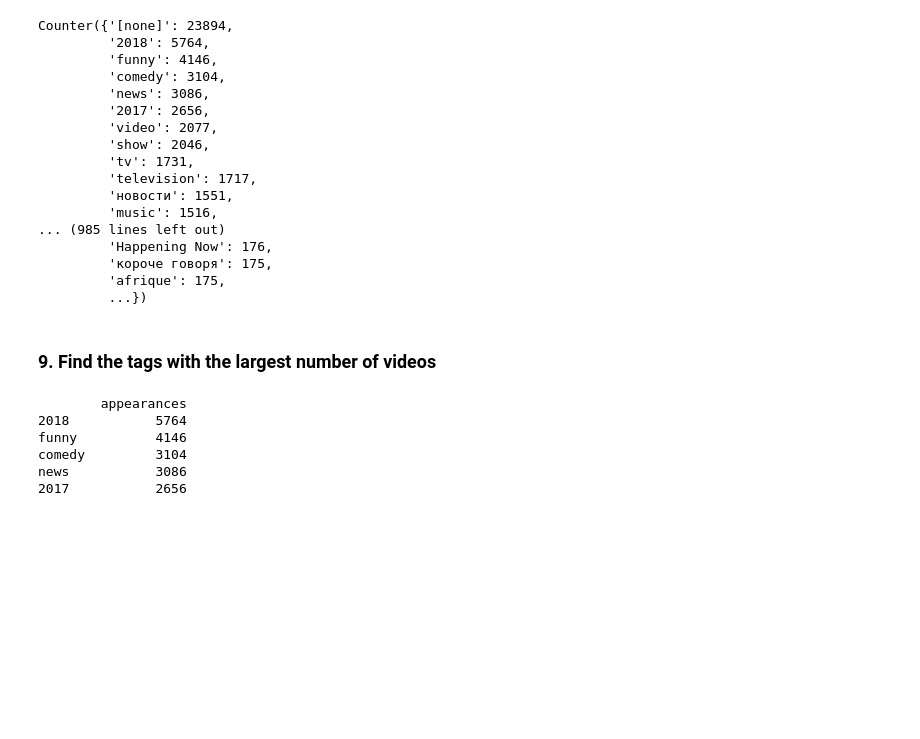
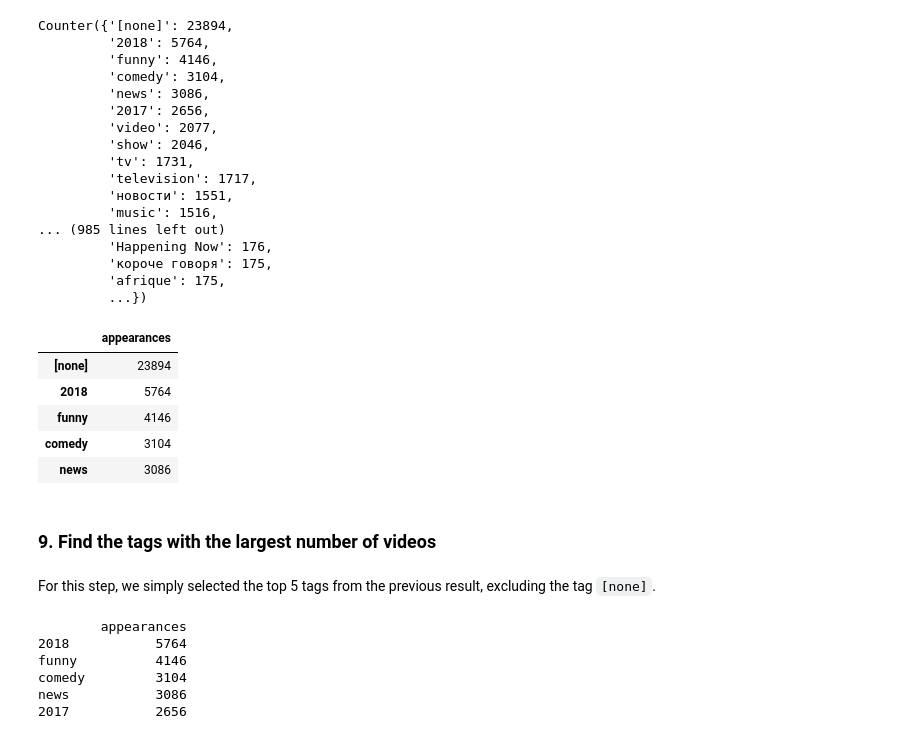
Before and after one commit to MarcoAsturi/CS_project, a Jupyter notebook: analysis.ipynb, the cells around one changed output. Drawn from its saved outputs; the diff is of its cells as text; code cells hidden in the pictures; blank space fills up the shorter version.

```diff
--- a/analysis.ipynb
+++ b/analysis.ipynb
@@ -571,8 +601,19 @@ Counter({'[none]': 23894,
          'короче говоря': 175,
          'afrique': 175,
          ...})
+# %%
+df_tags_apperances.sort_values(by='appearances', ascending=False).head()
+# %% [output]
+|  | appearances |
+| [none] | 23894 |
+| 2018 | 5764 |
+| funny | 4146 |
+| comedy | 3104 |
+| news | 3086 |
 # %% [markdown]
 ### 9. Find the tags with the largest number of videos
+# %% [markdown]
+For this step, we simply selected the top 5 tags from the previous result, excluding the tag `[none]`.
 # %%
 df_tags_apperances = df_tags_apperances.sort_values(by='appearances', ascending=False)
 print(df_tags_apperances[1:6])
```
Also changed, not shown: parts of 39 cells of this notebook.
